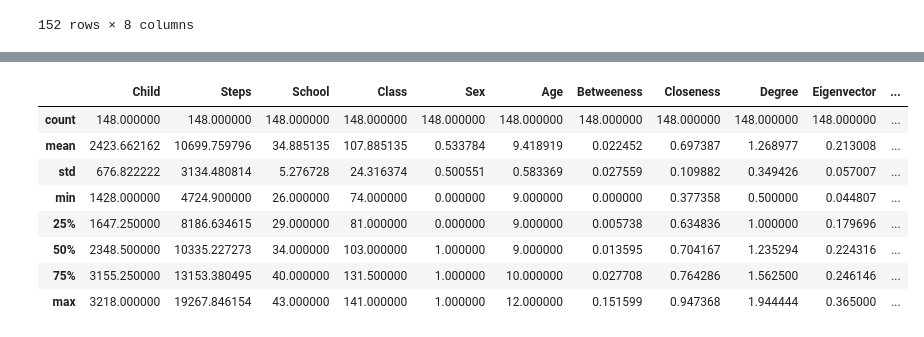
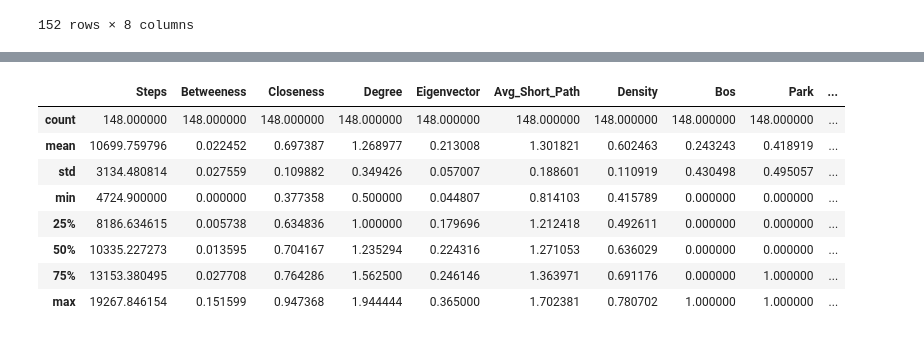
Before and after one commit to Shoarmin/baproject, a Jupyter notebook: final-Copy3.ipynb, the cells around one changed output, grey strips where cells are left out. Cells and saved outputs as stored; diff of their text form; code cells hidden in the pictures.

```diff
--- a/final-Copy3.ipynb
+++ b/final-Copy3.ipynb
@@ -238,5 +233,0 @@ Name: Age, dtype: int64
-# %%
-full_table_57.columns
-pd.set_option('display.max_rows', None)
-display(full_table_57.corr() ['Steps'])
-pd.set_option('display.max_rows', 10)
@@ -261,12 +234,14 @@ Name: Steps, dtype: float64
+# %%
+copy = full_table_57.drop(columns = ['Child', 'School', 'Class', 'Sex', 'Age', 'Nodes', 'Edges'])
 # %%
-full_table_57.describe()
+copy.describe()
 # %% [output]
-|  | Child | Steps | School | Class | Sex | Age | Betweeness | Closeness | Degree | Eigenvector | ... |
-| count | 148.000000 | 148.000000 | 148.000000 | 148.000000 | 148.000000 | 148.000000 | 148.000000 | 148.000000 | 148.000000 | 148.000000 | ... |
-| mean | 2423.662162 | 10699.759796 | 34.885135 | 107.885135 | 0.533784 | 9.418919 | 0.022452 | 0.697387 | 1.268977 | 0.213008 | ... |
-| std | 676.822222 | 3134.480814 | 5.276728 | 24.316374 | 0.500551 | 0.583369 | 0.027559 | 0.109882 | 0.349426 | 0.057007 | ... |
-| min | 1428.000000 | 4724.900000 | 26.000000 | 74.000000 | 0.000000 | 9.000000 | 0.000000 | 0.377358 | 0.500000 | 0.044807 | ... |
-| 25% | 1647.250000 | 8186.634615 | 29.000000 | 81.000000 | 0.000000 | 9.000000 | 0.005738 | 0.634836 | 1.000000 | 0.179696 | ... |
-| 50% | 2348.500000 | 10335.227273 | 34.000000 | 103.000000 | 1.000000 | 9.000000 | 0.013595 | 0.704167 | 1.235294 | 0.224316 | ... |
-| 75% | 3155.250000 | 13153.380495 | 40.000000 | 131.500000 | 1.000000 | 10.000000 | 0.027708 | 0.764286 | 1.562500 | 0.246146 | ... |
-| max | 3218.000000 | 19267.846154 | 43.000000 | 141.000000 | 1.000000 | 12.000000 | 0.151599 | 0.947368 | 1.944444 | 0.365000 | ... |
+|  | Steps | Betweeness | Closeness | Degree | Eigenvector | Avg_Short_Path | Density | Bos | Park | ... |
+| count | 148.000000 | 148.000000 | 148.000000 | 148.000000 | 148.000000 | 148.000000 | 148.000000 | 148.000000 | 148.000000 | ... |
+| mean | 10699.759796 | 0.022452 | 0.697387 | 1.268977 | 0.213008 | 1.301821 | 0.602463 | 0.243243 | 0.418919 | ... |
+| std | 3134.480814 | 0.027559 | 0.109882 | 0.349426 | 0.057007 | 0.188601 | 0.110919 | 0.430498 | 0.495057 | ... |
+| min | 4724.900000 | 0.000000 | 0.377358 | 0.500000 | 0.044807 | 0.814103 | 0.415789 | 0.000000 | 0.000000 | ... |
+| 25% | 8186.634615 | 0.005738 | 0.634836 | 1.000000 | 0.179696 | 1.212418 | 0.492611 | 0.000000 | 0.000000 | ... |
+| 50% | 10335.227273 | 0.013595 | 0.704167 | 1.235294 | 0.224316 | 1.271053 | 0.636029 | 0.000000 | 0.000000 | ... |
+| 75% | 13153.380495 | 0.027708 | 0.764286 | 1.562500 | 0.246146 | 1.363971 | 0.691176 | 0.000000 | 1.000000 | ... |
+| max | 19267.846154 | 0.151599 | 0.947368 | 1.944444 | 0.365000 | 1.702381 | 0.780702 | 1.000000 | 1.000000 | ... |
```
Also changed, not shown: parts of 21 cells of this notebook.
